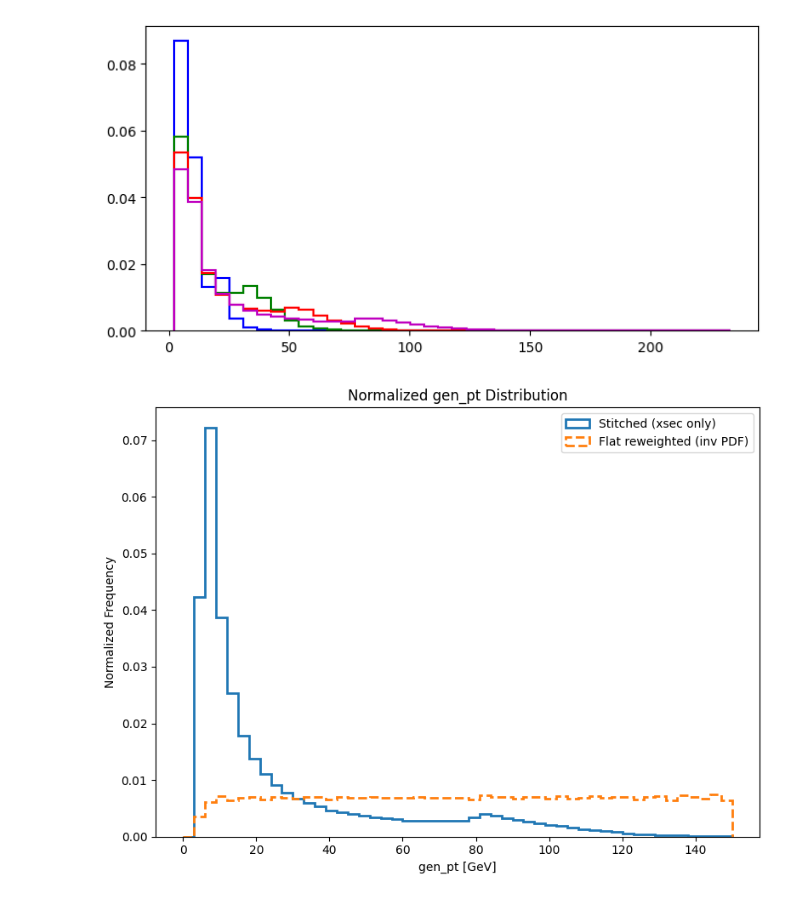
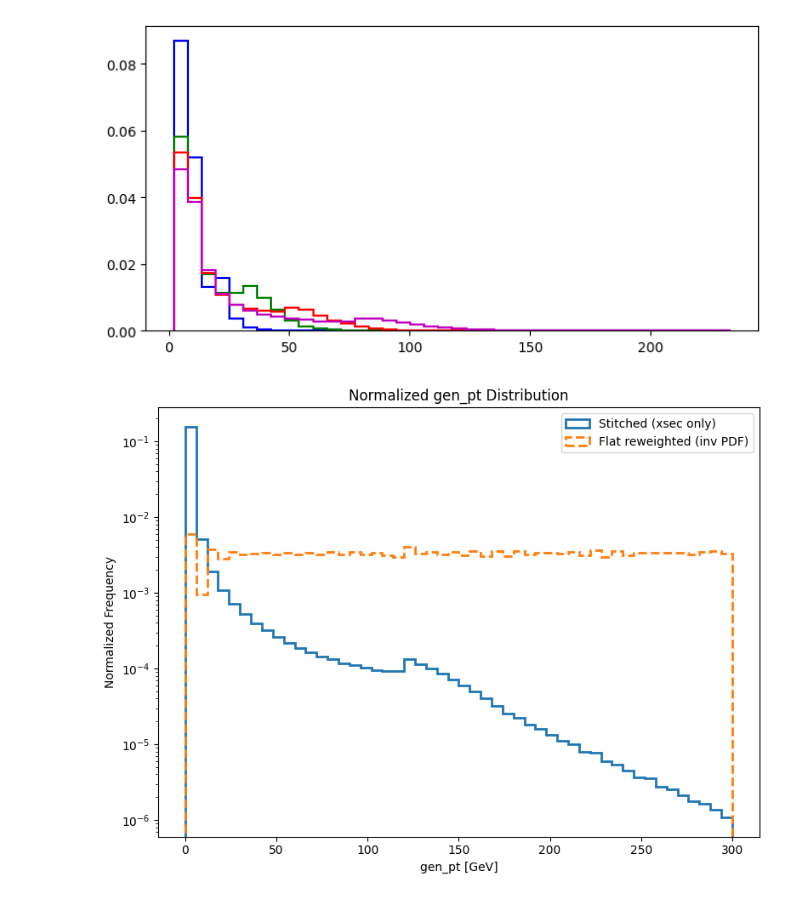
Before and after one commit to tdebnath16/shower_shape_studies, a Jupyter notebook: showershapestudies.ipynb, the cells around one changed output. Drawn from its saved outputs; the diff is of its cells as text; code cells hidden in the pictures.

```diff
--- a/showershapestudies.ipynb
+++ b/showershapestudies.ipynb
@@ -206,8 +207,12 @@ qcd_pt50to80_PU200 = ana.load_and_filter_hdf(qcd_pt50to80_PU200_gen, qcd_pt50to8
 # %%
 
 qcd_pt80to120_PU200 = ana.load_and_filter_hdf(qcd_pt80to120_PU200_gen, qcd_pt80to120_PU200_cl3d)
+# %%
+qcd_pt120to170_PU200 = ana.load_and_filter_hdf(qcd_pt120to170_PU200_gen, qcd_pt120to170_PU200_cl3d)
+# %%
+qcd_pt170to300_PU200 = ana.load_and_filter_hdf(qcd_pt170to300_PU200_gen, qcd_pt170to300_PU200_cl3d)
 # %%
 qcd_pt20to30_PU200 = qcd_pt20to30_PU200[(qcd_pt20to30_PU200['gen_status'] == 1) & (qcd_pt20to30_PU200['cl3d_pt'] > 20)]
 qcd_pt30to50_PU200 = qcd_pt30to50_PU200[(qcd_pt30to50_PU200['gen_status'] == 1) & (qcd_pt30to50_PU200['cl3d_pt'] > 20)]
 qcd_pt50to80_PU200 = qcd_pt50to80_PU200[(qcd_pt50to80_PU200['gen_status'] == 1) & (qcd_pt50to80_PU200['cl3d_pt'] > 20)]
-qcd_pt20to30_PU200 = qcd_pt80to120_PU200[(qcd_pt80to120_PU200['gen_status'] == 1) & (qcd_pt80to120_PU200['cl3d_pt'] > 20)]
+qcd_pt80to120_PU200 = qcd_pt80to120_PU200[(qcd_pt80to120_PU200['gen_status'] == 1) & (qcd_pt80to120_PU200['cl3d_pt'] > 20)]
@@ -223,6 +244,8 @@ sample_info = {
     "qcd_pt30to50_PU200": {"df": qcd_pt30to50_PU200, "xsec": 7.5e6,  "nevt": 169},
     "qcd_pt50to80_PU200": {"df": qcd_pt50to80_PU200, "xsec": 1.96e6,  "nevt": 136},
     "qcd_pt80to120_PU200": {"df": qcd_pt80to120_PU200, "xsec": 4.19e5,  "nevt": 162},
+    "qcd_pt120to170_PU200": {"df": qcd_pt120to170_PU200, "xsec": 4.9e6,  "nevt": 360},
+    "qcd_pt170to300_PU200": {"df": qcd_pt170to300_PU200, "xsec": 4.48e6,  "nevt": 328}
 }
 # %%
 dfs = []
@@ -244,18 +267,19 @@ inv_pdf = 1.0 / hist[bin_indices]
 df_all["flat_weight"] = df_all["base_weight"] * inv_pdf
 # %%
 bins = 50
-range_pt = (0, 150)
+range_pt = (0, 300)
 plt.figure(figsize=(8, 6))
 plt.hist(df_all["gen_pt"], bins=bins, range=range_pt, weights=df_all["base_weight"], density=True, histtype='step', label='Stitched (xsec only)', linewidth=2)
 plt.hist(df_all["gen_pt"], bins=bins, range=range_pt, weights=df_all["flat_weight"], density=True, histtype='step', label='Flat reweighted (inv PDF)', linewidth=2, linestyle='dashed')
 plt.xlabel("gen_pt [GeV]")
 plt.ylabel("Normalized Frequency")
+plt.yscale('log')
 plt.title("Normalized gen_pt Distribution")
 plt.legend()
 plt.tight_layout()
 plt.show()
 # %% [output]
-[figure, old version]
+[figure, new version]
 # %%
 def gen_match_clusters_to_photons(df, delta_r_threshold=0.5):
     required_cols = ['cl3d_eta', 'cl3d_phi', 'cl3d_ienergy',
```
Also changed, not shown: parts of 6 cells of this notebook, 5 other files.
